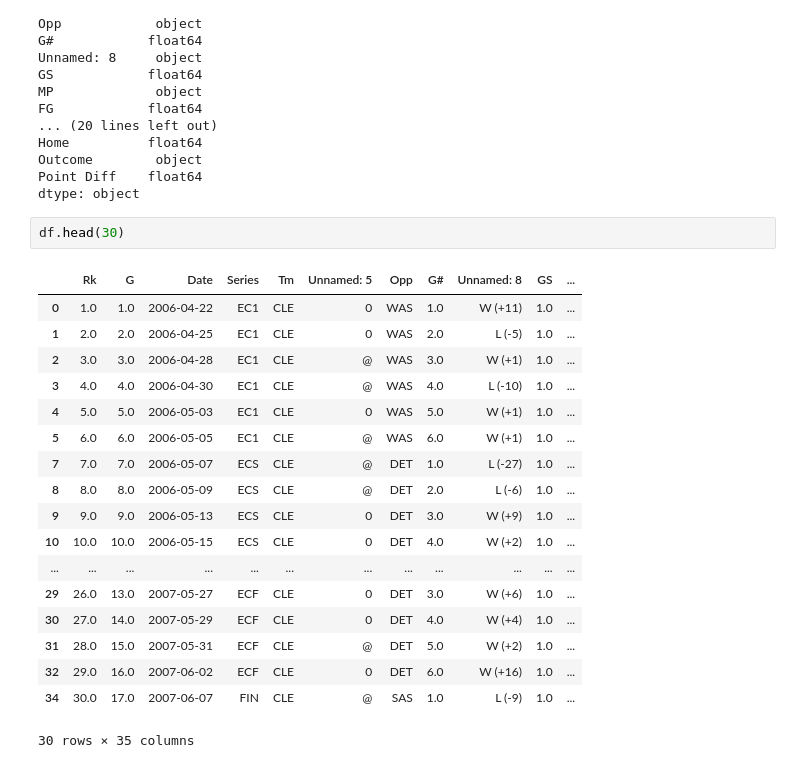
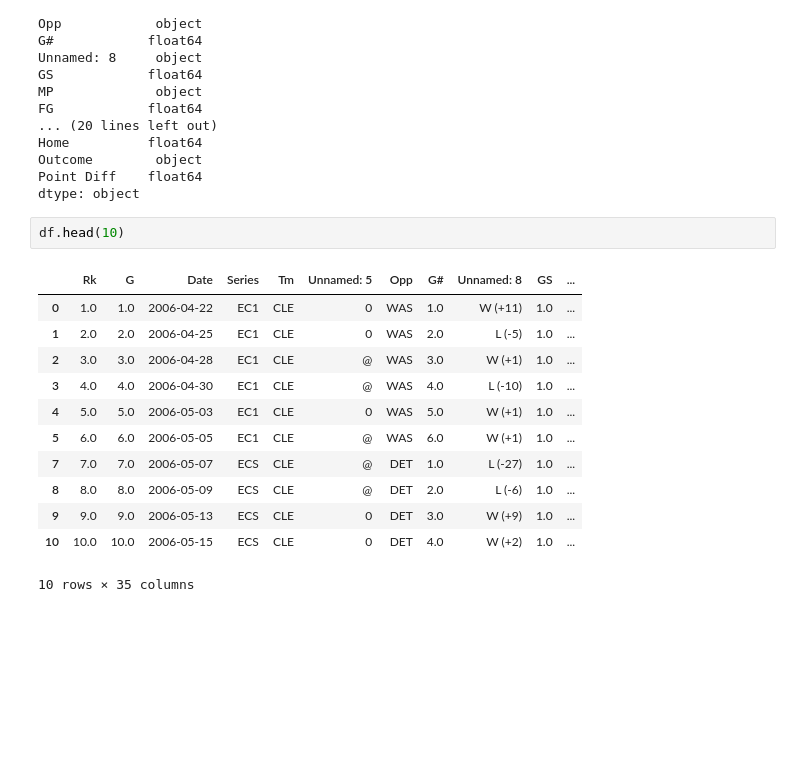
Before and after one commit to wwaihoe/LeBron-Playoffs-Stats, a Jupyter notebook: Data Preparation.ipynb, the cells around one changed output. Drawn from its saved outputs; the diff is of its cells as text; blank space fills up the shorter version.

```diff
--- a/Data Preparation.ipynb
+++ b/Data Preparation.ipynb
@@ -339,23 +339,17 @@ Outcome        object
 Point Diff    float64
 dtype: object
 # %%
-df.head(30)
+df.head(10)
 # %% [output]
 |  | Rk | G | Date | Series | Tm | Unnamed: 5 | Opp | G# | Unnamed: 8 | GS | ... |
 | 0 | 1.0 | 1.0 | 2006-04-22 | EC1 | CLE | 0 | WAS | 1.0 | W (+11) | 1.0 | ... |
 | 1 | 2.0 | 2.0 | 2006-04-25 | EC1 | CLE | 0 | WAS | 2.0 | L (-5) | 1.0 | ... |
 | 2 | 3.0 | 3.0 | 2006-04-28 | EC1 | CLE | @ | WAS | 3.0 | W (+1) | 1.0 | ... |
 | 3 | 4.0 | 4.0 | 2006-04-30 | EC1 | CLE | @ | WAS | 4.0 | L (-10) | 1.0 | ... |
 | 4 | 5.0 | 5.0 | 2006-05-03 | EC1 | CLE | 0 | WAS | 5.0 | W (+1) | 1.0 | ... |
 | 5 | 6.0 | 6.0 | 2006-05-05 | EC1 | CLE | @ | WAS | 6.0 | W (+1) | 1.0 | ... |
 | 7 | 7.0 | 7.0 | 2006-05-07 | ECS | CLE | @ | DET | 1.0 | L (-27) | 1.0 | ... |
 | 8 | 8.0 | 8.0 | 2006-05-09 | ECS | CLE | @ | DET | 2.0 | L (-6) | 1.0 | ... |
 | 9 | 9.0 | 9.0 | 2006-05-13 | ECS | CLE | 0 | DET | 3.0 | W (+9) | 1.0 | ... |
 | 10 | 10.0 | 10.0 | 2006-05-15 | ECS | CLE | 0 | DET | 4.0 | W (+2) | 1.0 | ... |
-| ... | ... | ... | ... | ... | ... | ... | ... | ... | ... | ... | ... |
-| 29 | 26.0 | 13.0 | 2007-05-27 | ECF | CLE | 0 | DET | 3.0 | W (+6) | 1.0 | ... |
-| 30 | 27.0 | 14.0 | 2007-05-29 | ECF | CLE | 0 | DET | 4.0 | W (+4) | 1.0 | ... |
-| 31 | 28.0 | 15.0 | 2007-05-31 | ECF | CLE | @ | DET | 5.0 | W (+2) | 1.0 | ... |
-| 32 | 29.0 | 16.0 | 2007-06-02 | ECF | CLE | 0 | DET | 6.0 | W (+16) | 1.0 | ... |
-| 34 | 30.0 | 17.0 | 2007-06-07 | FIN | CLE | @ | SAS | 1.0 | L (-9) | 1.0 | ... |
-30 rows × 35 columns
+10 rows × 35 columns
```
